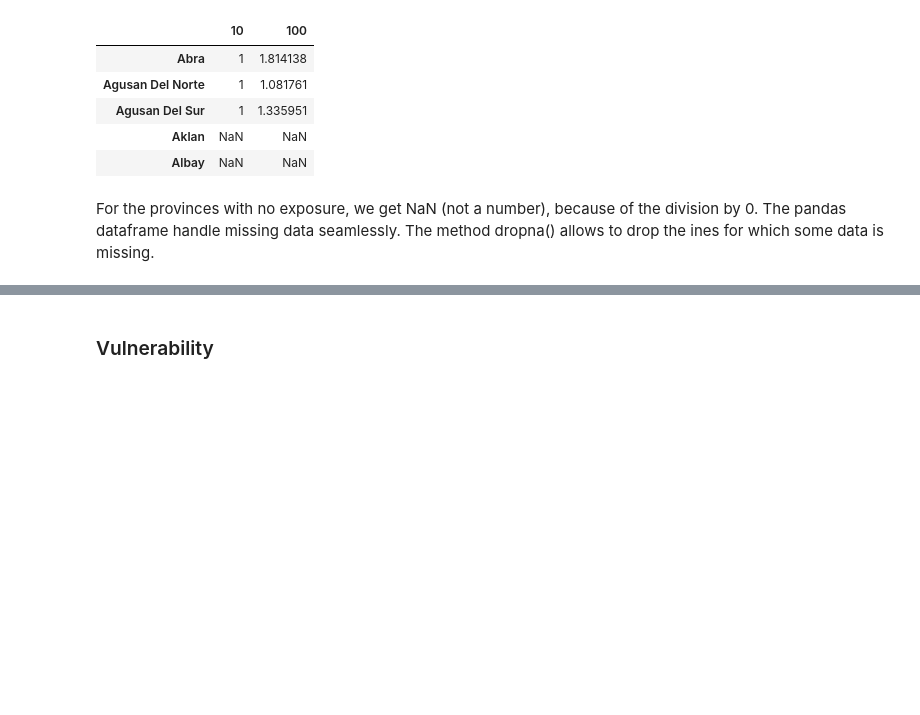
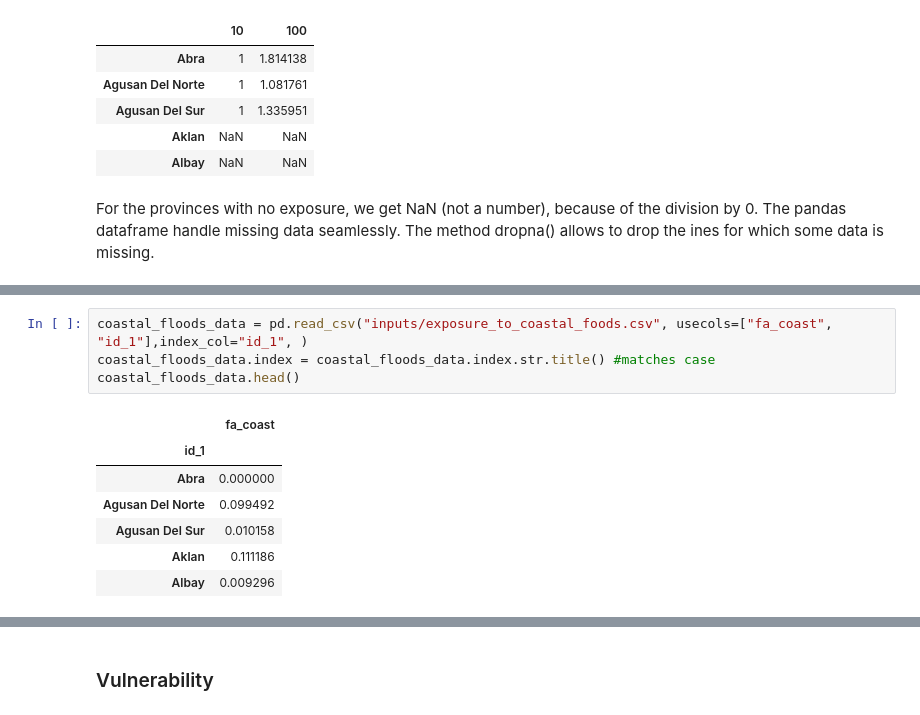
Before and after one commit to adrivsh/resilience_indicator_phl, a Jupyter notebook: data_gathering_demo.ipynb, the cells around one changed output, grey strips where cells are left out. Saved outputs shown, nothing was run; the diff lists cells and outputs as text; blank space fills up the shorter version.

```diff
--- a/data_gathering_demo.ipynb
+++ b/data_gathering_demo.ipynb
@@ -171,0 +186,12 @@ In the dataset we currenty use, there are 37 provinces with information on expos
+# %%
+coastal_floods_data = pd.read_csv("inputs/exposure_to_coastal_foods.csv", usecols=["fa_coast", "id_1"],index_col="id_1", )
+coastal_floods_data.index = coastal_floods_data.index.str.title() #matches case
+coastal_floods_data.head()
+# %% [output]
+|  | fa_coast |
+| id_1 |  |
+| Abra | 0.000000 |
+| Agusan Del Norte | 0.099492 |
+| Agusan Del Sur | 0.010158 |
+| Aklan | 0.111186 |
+| Albay | 0.009296 |
```
Also changed, not shown: parts of 24 cells of this notebook, 7 other files.
